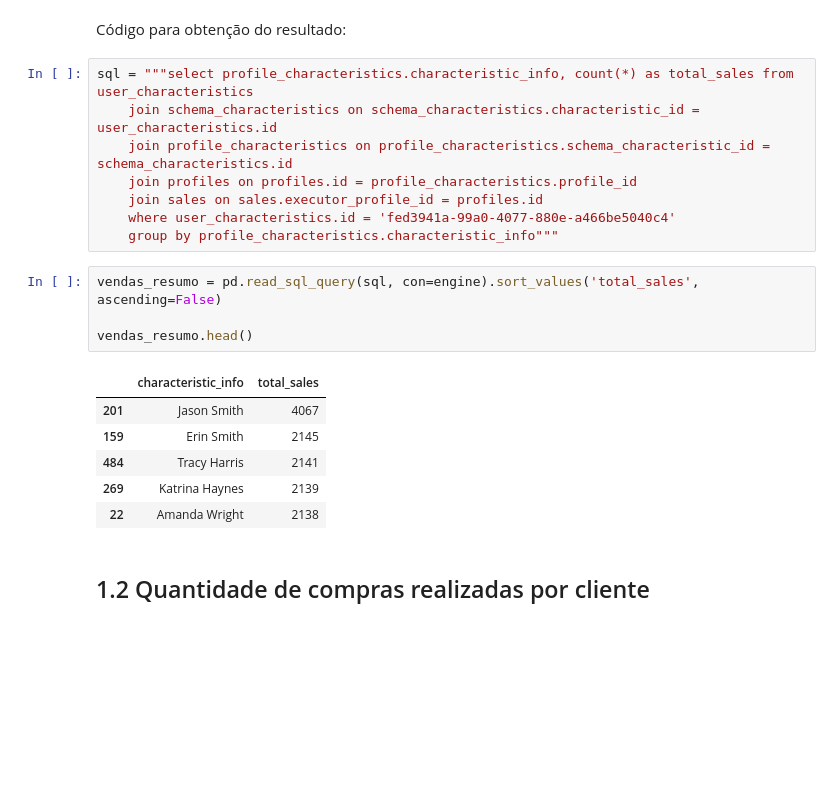
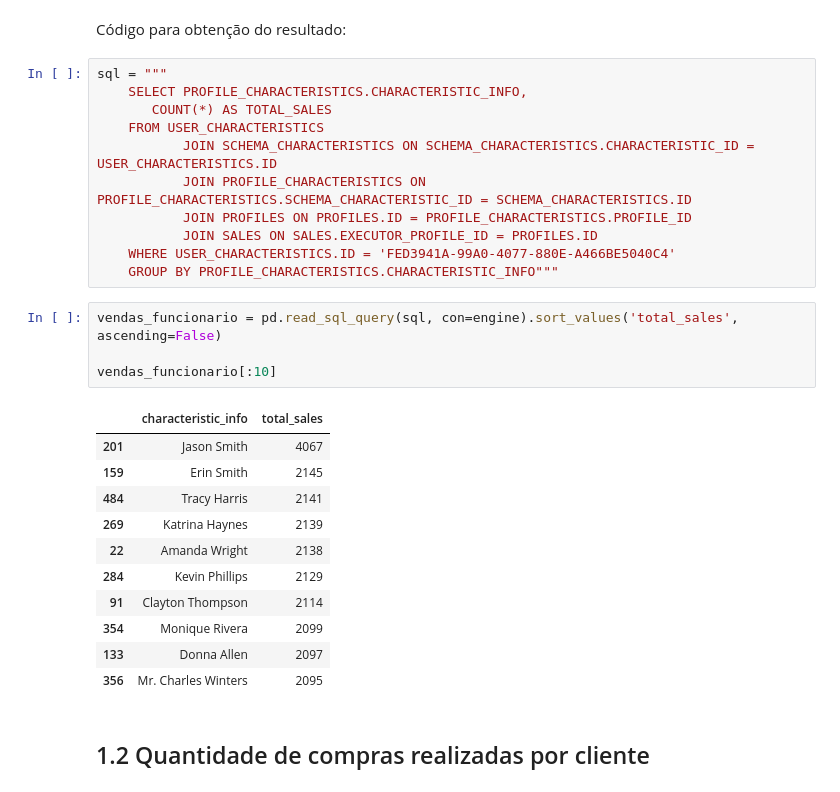
Before and after one commit to savioserra/trab-banco-dados, a Jupyter notebook: artifacts/notebooks/relatorio.ipynb, the cells around one changed output. Drawn from its saved outputs; the diff is of its cells as text; blank space fills up the shorter version.

```diff
--- a/artifacts/notebooks/relatorio.ipynb
+++ b/artifacts/notebooks/relatorio.ipynb
@@ -17,25 +16,33 @@ engine = create_engine('postgresql+psycopg2://postgres:postgres@localhost:5432/o
 ## 1.1 Quantidade de vendas realizadas por funcionário
 # %% [markdown]
 Código para obtenção do resultado:
-# %%
-sql = """select profile_characteristics.characteristic_info, count(*) as total_sales from user_characteristics
-    join schema_characteristics on schema_characteristics.characteristic_id = user_characteristics.id
-    join profile_characteristics on profile_characteristics.schema_characteristic_id = schema_characteristics.id
-    join profiles on profiles.id = profile_characteristics.profile_id
-    join sales on sales.executor_profile_id = profiles.id
-    where user_characteristics.id = 'fed3941a-99a0-4077-880e-a466be5040c4'
-    group by profile_characteristics.characteristic_info"""
+# %%
+sql = """
+    SELECT PROFILE_CHARACTERISTICS.CHARACTERISTIC_INFO,
+       COUNT(*) AS TOTAL_SALES
+    FROM USER_CHARACTERISTICS
+           JOIN SCHEMA_CHARACTERISTICS ON SCHEMA_CHARACTERISTICS.CHARACTERISTIC_ID = USER_CHARACTERISTICS.ID
+           JOIN PROFILE_CHARACTERISTICS ON PROFILE_CHARACTERISTICS.SCHEMA_CHARACTERISTIC_ID = SCHEMA_CHARACTERISTICS.ID
+           JOIN PROFILES ON PROFILES.ID = PROFILE_CHARACTERISTICS.PROFILE_ID
+           JOIN SALES ON SALES.EXECUTOR_PROFILE_ID = PROFILES.ID
+    WHERE USER_CHARACTERISTICS.ID = 'FED3941A-99A0-4077-880E-A466BE5040C4'
+    GROUP BY PROFILE_CHARACTERISTICS.CHARACTERISTIC_INFO"""
 # %%
-vendas_resumo = pd.read_sql_query(sql, con=engine).sort_values('total_sales', ascending=False)
+vendas_funcionario = pd.read_sql_query(sql, con=engine).sort_values('total_sales', ascending=False)
 
-vendas_resumo.head()
+vendas_funcionario[:10]
 # %% [output]
 |  | characteristic_info | total_sales |
 | 201 | Jason Smith | 4067 |
 | 159 | Erin Smith | 2145 |
 | 484 | Tracy Harris | 2141 |
 | 269 | Katrina Haynes | 2139 |
 | 22 | Amanda Wright | 2138 |
+| 284 | Kevin Phillips | 2129 |
+| 91 | Clayton Thompson | 2114 |
+| 354 | Monique Rivera | 2099 |
+| 133 | Donna Allen | 2097 |
+| 356 | Mr. Charles Winters | 2095 |
 # %% [markdown]
 ## 1.2 Quantidade de compras realizadas por cliente
 # %% [markdown]
```
Also changed, not shown: parts of 14 cells of this notebook, 1 other file.
